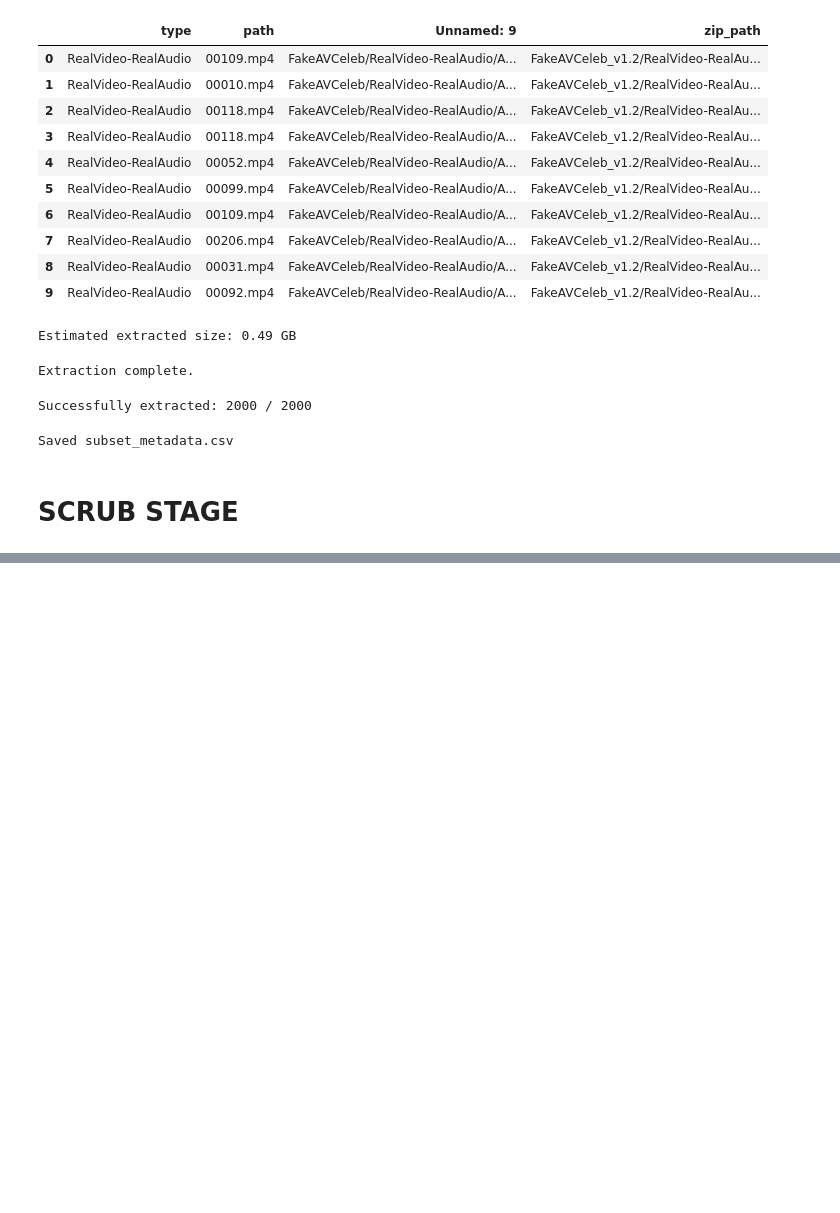
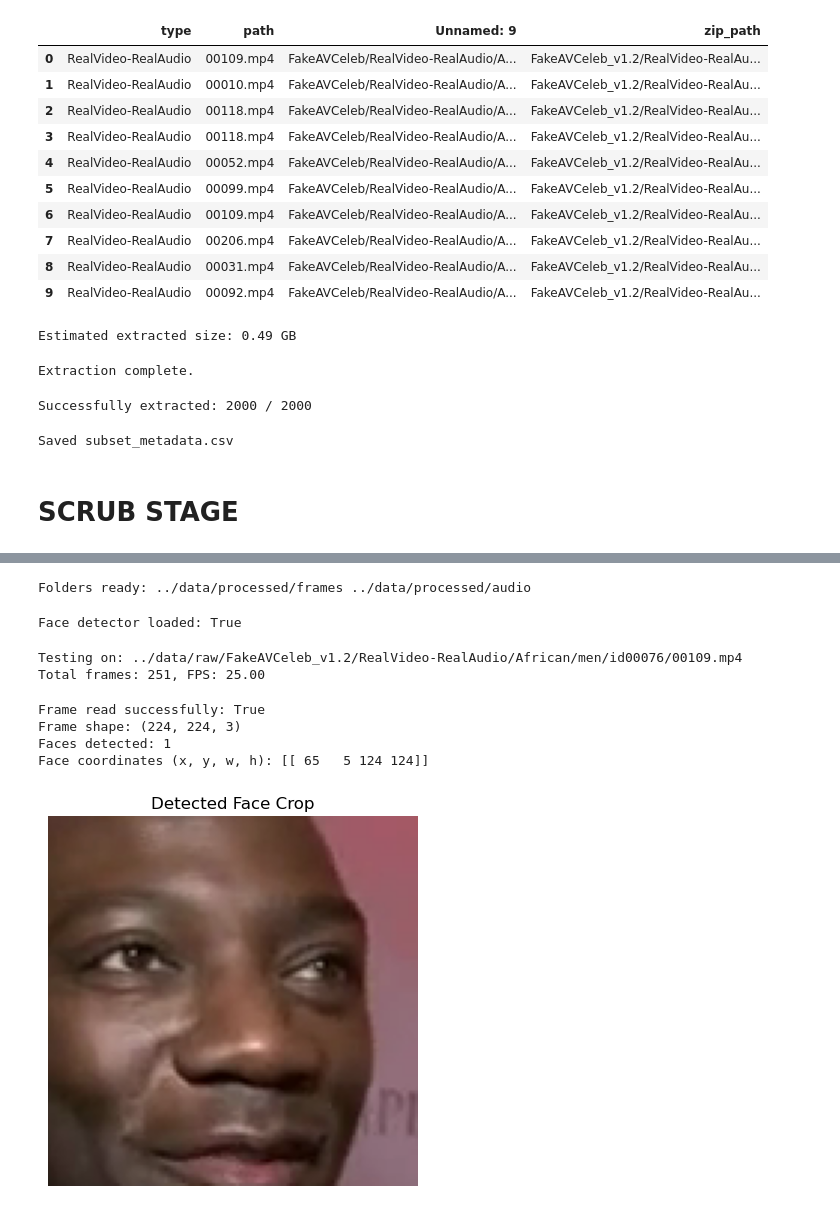
Before and after one commit to shammameshar/deepfake_detection, a Jupyter notebook: notebooks/DeepFakeDetection.ipynb, the cells around one changed output, grey strips where cells are left out. Drawn from its saved outputs; the diff is of its cells as text; code cells hidden in the pictures; blank space fills up the shorter version.

```diff
--- a/notebooks/DeepFakeDetection.ipynb
+++ b/notebooks/DeepFakeDetection.ipynb
@@ -212,0 +229,71 @@ Saved subset_metadata.csv
+# %%
+# Set up folders for Scrub outputs
+frames_dir = Path("../data/processed/frames")      # Path — where we'll save extracted face-frame images
+audio_dir = Path("../data/processed/audio")         # Path — where we'll save extracted audio waveforms
+
+frames_dir.mkdir(parents=True, exist_ok=True)       # mkdir — creates the folder (and any missing parent folders); exist_ok avoids an error if it already exists
+audio_dir.mkdir(parents=True, exist_ok=True)        # mkdir — same, for the audio output folder
+
+print("Folders ready:", frames_dir, audio_dir)      # print — confirms both paths so we can visually check they're correct
+# %% [output]
+Folders ready: ../data/processed/frames ../data/processed/audio
+# %%
+face_cascade_path = "../models/haarcascade_frontalface_default.xml"  # face_cascade_path — points to our own downloaded copy instead of relying on the package's bundled files
+face_detector = cv2.CascadeClassifier(face_cascade_path)              # CascadeClassifier — loads that pre-trained face detector so we can use it on images
+
+print("Face detector loaded:", not face_detector.empty())             # empty() — checks the detector actually loaded correctly (True = loaded fine, so we print "not empty" = True means success)                        # empty() — checks the detector actually loaded correctly (True = loaded fine, so we print "not empty" = True means success)                    # print — simple confirmation the object was created without error
+# %% [output]
+Face detector loaded: True
+# %%
+test_row = subset_df.iloc[0]                                          # iloc[0] — grabs the very first row of our subset table, just to test with
+test_video_path = "../data/raw/" + test_row['zip_path']                # test_video_path — builds the full local path to that one video file we already extracted
+
+print("Testing on:", test_video_path)                                  # print — shows us exactly which file we're about to test on
+
+cap = cv2.VideoCapture(test_video_path)                                # VideoCapture — opens the video file so we can read frames from it one at a time
+frame_count = int(cap.get(cv2.CAP_PROP_FRAME_COUNT))                   # CAP_PROP_FRAME_COUNT — asks OpenCV how many total frames are in this video
+fps = cap.get(cv2.CAP_PROP_FPS)                                        # CAP_PROP_FPS — asks OpenCV how many frames per second the video plays at
+
+print(f"Total frames: {frame_count}, FPS: {fps:.2f}")                  # print — shows us the video's basic stats, useful sanity check
+
+cap.release()                                                          # release — closes the video file properly, freeing up memory/resources
+# %% [output]
+Testing on: ../data/raw/FakeAVCeleb_v1.2/RealVideo-RealAudio/African/men/id00076/00109.mp4
+Total frames: 251, FPS: 25.00
+# %%
+# Extract one frame and run face detection on it
+cap = cv2.VideoCapture(test_video_path)                                # VideoCapture — reopens the video so we can grab a frame from it
+cap.set(cv2.CAP_PROP_POS_FRAMES, frame_count // 2)                     # CAP_PROP_POS_FRAMES — jumps to the middle frame of the video (frame_count // 2), since the middle is usually a stable, representative moment
+ret, frame = cap.read()                                                # read() — grabs that specific frame; ret tells us if it succeeded, frame is the actual image data
+cap.release()                                                          # release — closes the video file now that we have our one frame
+
+print("Frame read successfully:", ret)                                 # print — confirms whether grabbing the frame worked
+print("Frame shape:", frame.shape)                                     # shape — shows the frame's dimensions (height, width, color channels), a basic sanity check
+
+gray = cv2.cvtColor(frame, cv2.COLOR_BGR2GRAY)                         # cvtColor — converts the color frame to grayscale, since the face detector works on grayscale images
+faces = face_detector.detectMultiScale(gray, scaleFactor=1.1, minNeighbors=5)  # detectMultiScale — scans the image at multiple sizes to find face-like regions; scaleFactor/minNeighbors are standard tuning values that balance accuracy vs. false positives
+
+print("Faces detected:", len(faces))                                   # print — how many face regions were found (ideally exactly 1, since each clip is one person)
+print("Face coordinates (x, y, w, h):", faces)                         # print — shows the bounding box(es) found: x,y = top-left corner, w,h = width/height of the box
+# %% [output]
+Frame read successfully: True
+Frame shape: (224, 224, 3)
+Faces detected: 1
+Face coordinates (x, y, w, h): [[ 65   5 124 124]]
+# %%
+# Visually confirm by saving the detected face crop as an imageimport matplotlib.py
+plot as plt                                        # matplotlib.pyplot — lets us display images directly in the notebook
+
+if len(faces) > 0:                                                     # if len(faces) > 0 — only proceed if at least one face was actually found
+    x, y, w, h = faces[0]                                               # x, y, w, h — unpack the first detected face's bounding box coordinates
+    face_crop = frame[y:y+h, x:x+w]                                     # frame[y:y+h, x:x+w] — slices out just the face region from the full frame using those coordinates
+    face_crop_rgb = cv2.cvtColor(face_crop, cv2.COLOR_BGR2RGB)          # cvtColor BGR2RGB — OpenCV loads colors in BGR order, but matplotlib expects RGB, so we convert for correct display
+
+    plt.imshow(face_crop_rgb)                                          # imshow — displays the cropped face image inline in the notebook
+    plt.title("Detected Face Crop")                                    # title — labels the plot for clarity
+    plt.axis('off')                                                    # axis('off') — hides the pixel-coordinate axes, since they're not useful here
+    plt.show()                                                          # show — actually renders the plot in the notebook output
+else:
+    print("No face detected in this frame — we'll need to handle this case in our full pipeline")  # fallback message if detection failed on this particular frame
+# %% [output]
+[figure, added]
```
Also changed, not shown: parts of 9 cells of this notebook, 2 other files.
